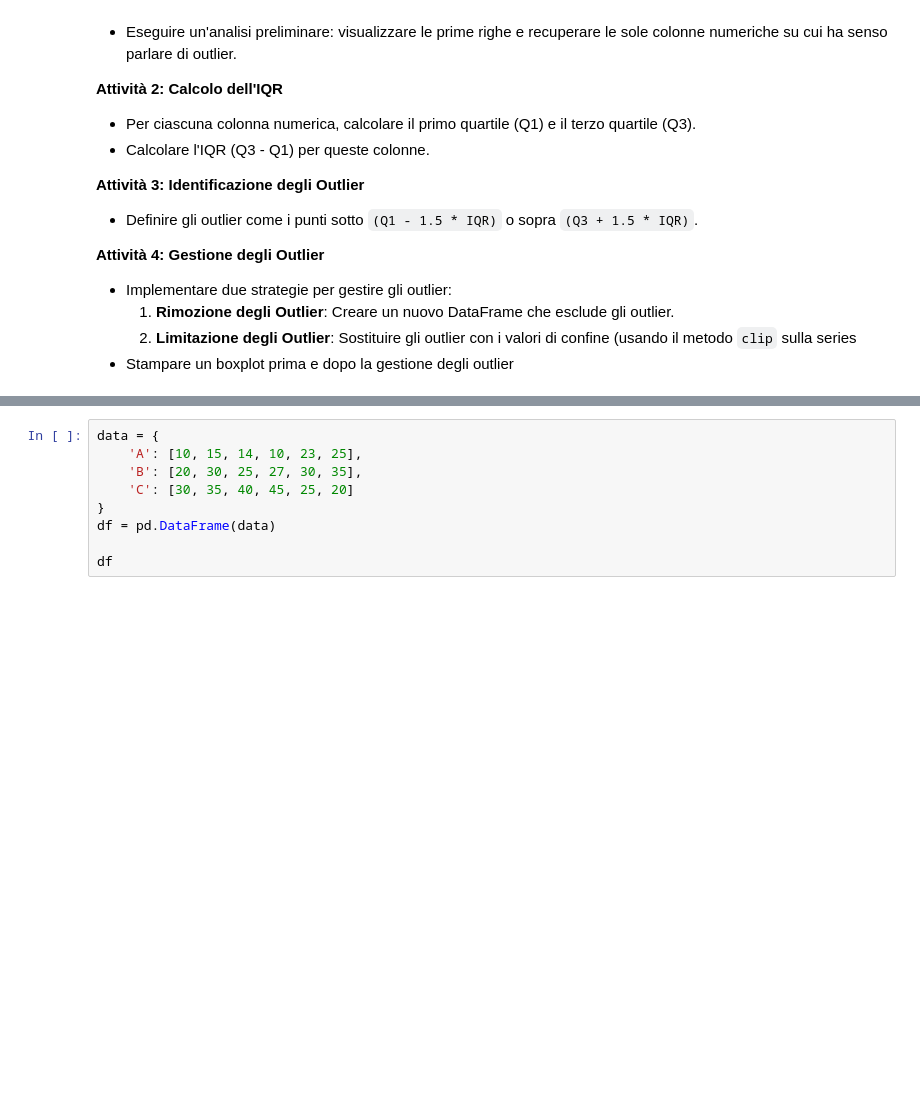
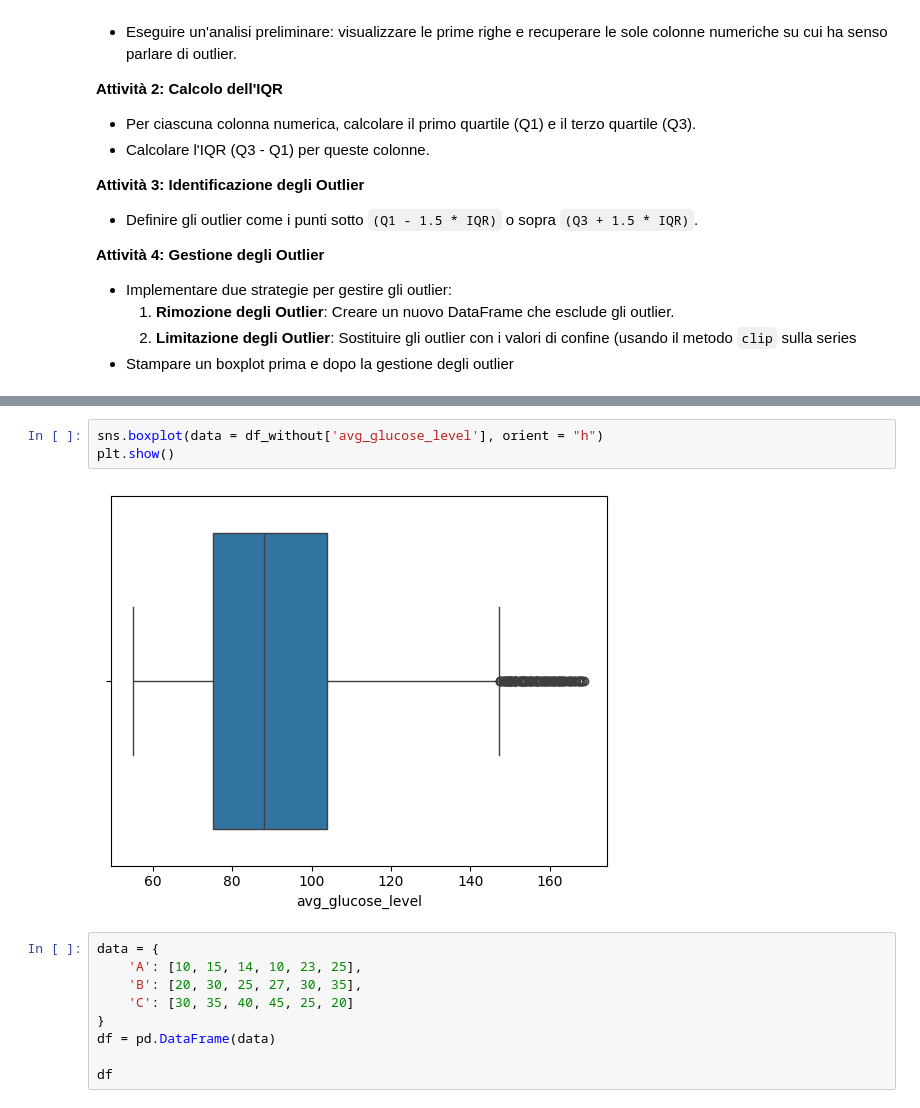
Before and after one commit to Datamasters-it/pirelli-python, a Jupyter notebook: Pandas/07 - Trattare i dati mancanti.ipynb, the cells around one changed output, grey strips where cells are left out. Drawn from its saved outputs; the diff is of its cells as text; blank space fills up the shorter version.

```diff
--- a/Pandas/07 - Trattare i dati mancanti.ipynb
+++ b/Pandas/07 - Trattare i dati mancanti.ipynb
@@ -420,3 +439,8 @@ Name: 0.25, dtype: float64
+# %%
+sns.boxplot(data = df_without['avg_glucose_level'], orient = "h")
+plt.show()
+# %% [output]
+[figure, added]
 # %%
 data = {
     'A': [10, 15, 14, 10, 23, 25],
```
Also changed, not shown: parts of 4 cells of this notebook, 1 other file.
